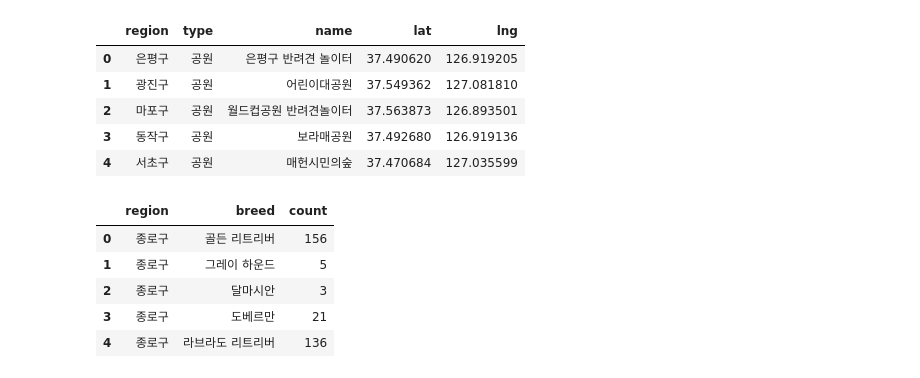
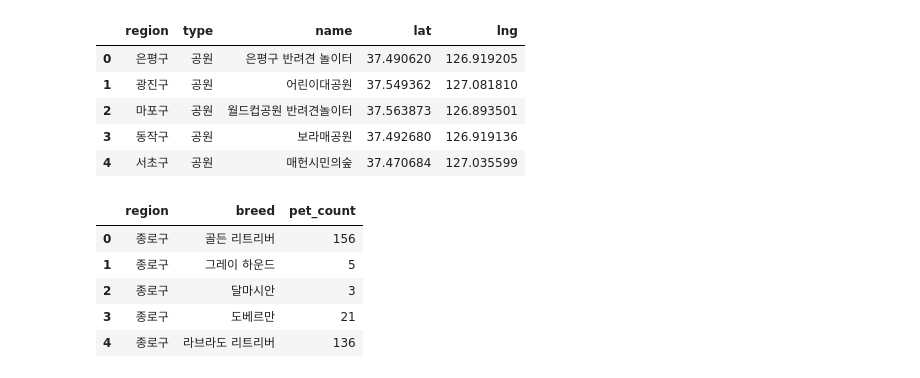
Before and after one commit to addinedu-ros-8th/eda-repo-5, a Jupyter notebook: src/regionParkAnalysis.ipynb, the cells around one changed output. Cells and saved outputs as stored; diff of their text form; code cells hidden in the pictures.

```diff
--- a/src/regionParkAnalysis.ipynb
+++ b/src/regionParkAnalysis.ipynb
@@ -46,18 +46,18 @@ infra_df.head()
 # %%
 cursor = conn.cursor()
 cursor.execute("""
                 SELECT l.region, p.breed, r.count
                 from region_pet_regist r
                 LEFT JOIN region_list l ON r.region_id = l.id
                 LEFT JOIN pet_type p ON r.pet_type_id = p.id;
                 """)
 
 result = cursor.fetchall()
 
-regist_df = pd.DataFrame(result, columns=["region", "breed", "count"])
+regist_df = pd.DataFrame(result, columns=["region", "breed", "pet_count"])
 regist_df.head()
 # %% [output]
-|  | region | breed | count |
+|  | region | breed | pet_count |
 | 0 | 종로구 | 골든 리트리버 | 156 |
 | 1 | 종로구 | 그레이 하운드 | 5 |
 | 2 | 종로구 | 달마시안 | 3 |
```
Also changed, not shown: parts of 15 cells of this notebook, 1 other file.
